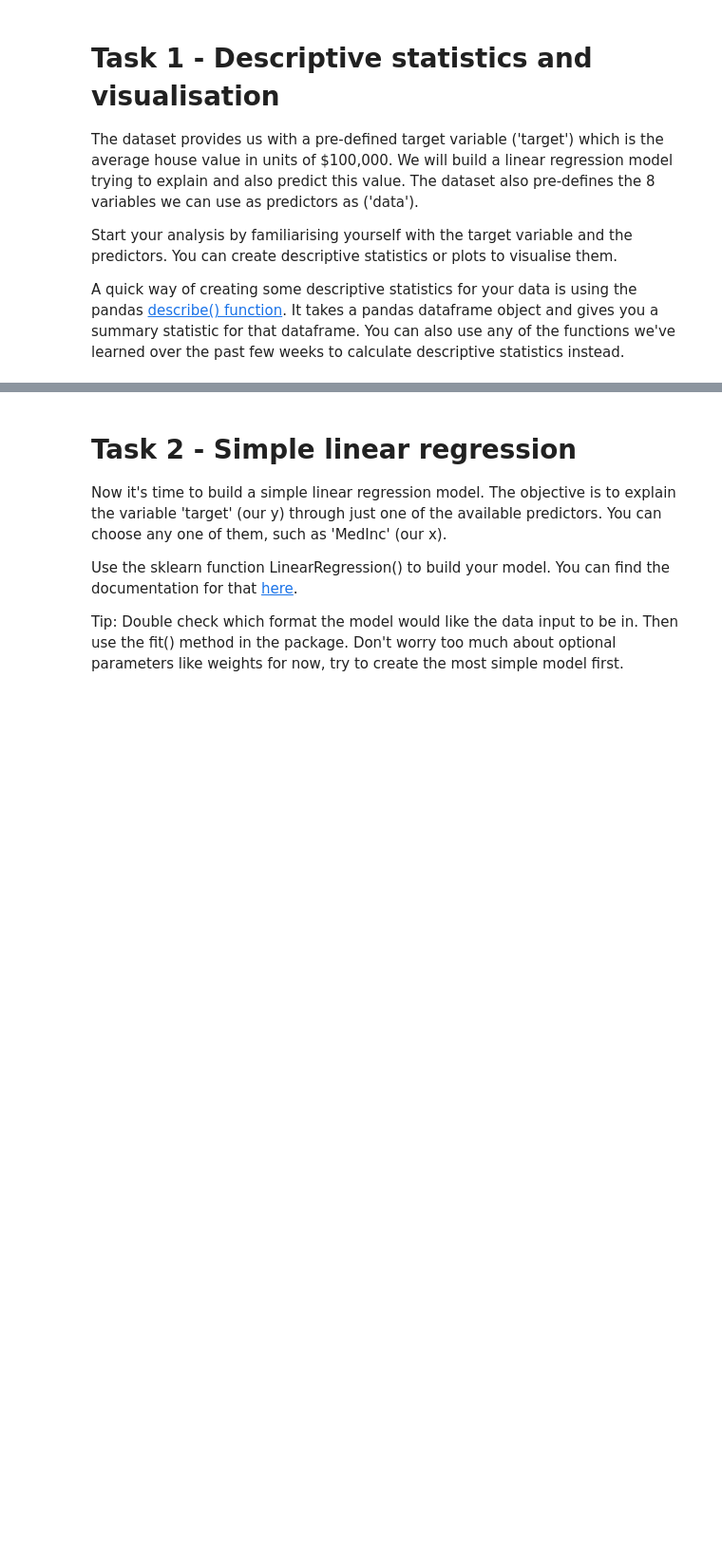
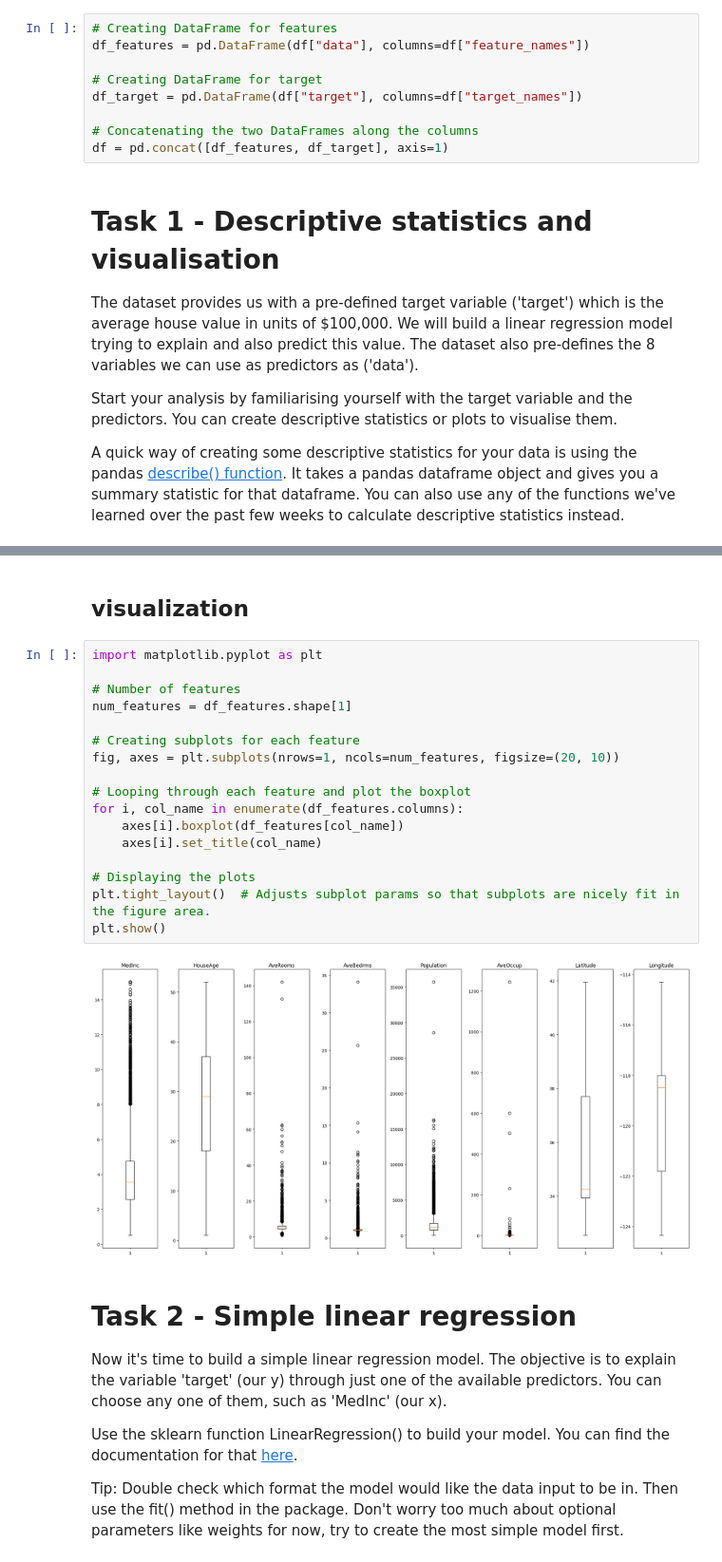
Before and after one commit to REDhawC/EDI_BUSANA, a Jupyter notebook: Predictive Analytics and Modelling of Data/coding_problems/PAMD_Week3.ipynb, the cells around one changed output, grey strips where cells are left out. Shown: that part at 95% size. Drawn from its saved outputs; the diff is of its cells as text; blank space fills up the shorter version.

```diff
--- a/Predictive Analytics and Modelling of Data/coding_problems/PAMD_Week3.ipynb
+++ b/Predictive Analytics and Modelling of Data/coding_problems/PAMD_Week3.ipynb
@@ -33,3 +36,12 @@ California Housing dataset
+# %%
+# Creating DataFrame for features
+df_features = pd.DataFrame(df["data"], columns=df["feature_names"])
+
+# Creating DataFrame for target
+df_target = pd.DataFrame(df["target"], columns=df["target_names"])
+
+# Concatenating the two DataFrames along the columns
+df = pd.concat([df_features, df_target], axis=1)
 # %% [markdown]
 # Task 1 - Descriptive statistics and visualisation
 
@@ -43,3 +95,24 @@ A quick way of creating some descriptive statistics for your data is using the p
+# %% [markdown]
+## visualization
+# %%
+import matplotlib.pyplot as plt
+
+# Number of features
+num_features = df_features.shape[1]
+
+# Creating subplots for each feature
+fig, axes = plt.subplots(nrows=1, ncols=num_features, figsize=(20, 10))
+
+# Looping through each feature and plot the boxplot
+for i, col_name in enumerate(df_features.columns):
+    axes[i].boxplot(df_features[col_name])
+    axes[i].set_title(col_name)
+
+# Displaying the plots
+plt.tight_layout()  # Adjusts subplot params so that subplots are nicely fit in the figure area.
+plt.show()
+# %% [output]
+[figure, added]
 # %% [markdown]
 # Task 2 - Simple linear regression
 
```
Also changed, not shown: parts of 10 cells of this notebook, 4 other files.
